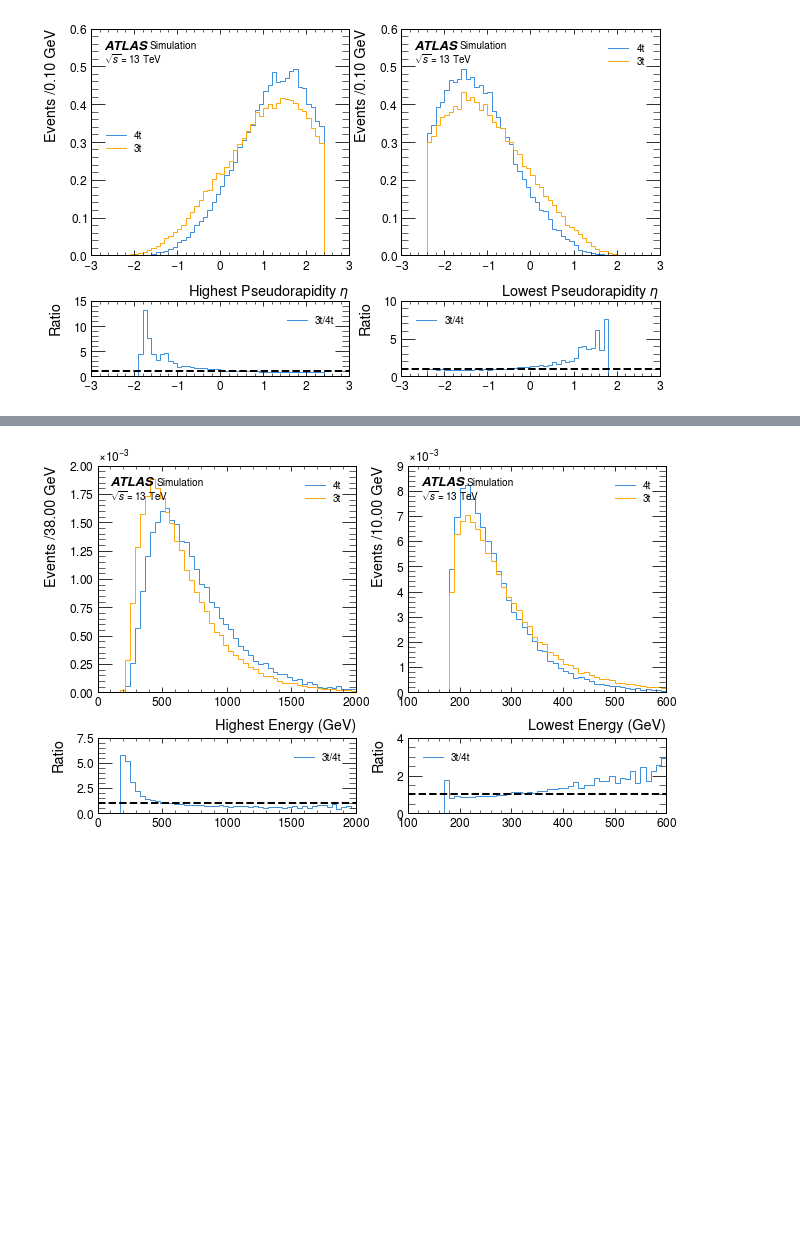
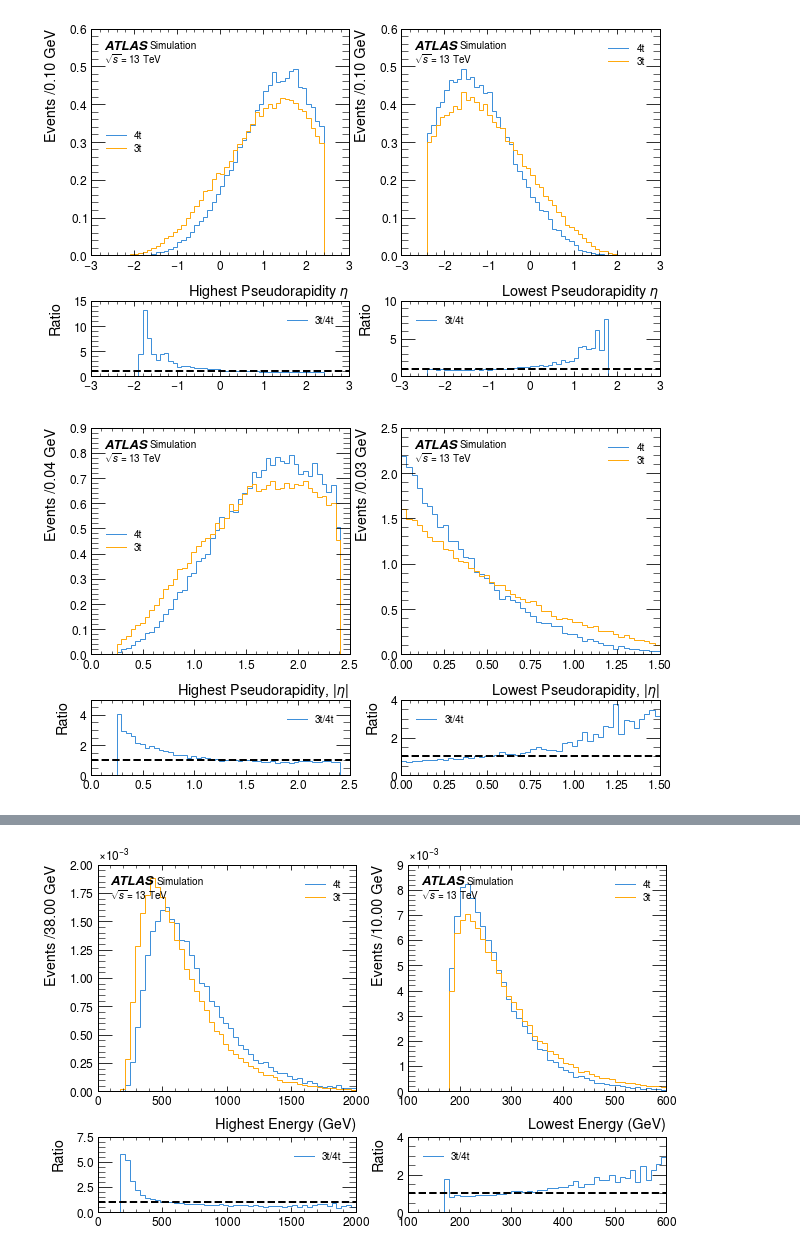
Before and after one commit to archiebrooks02/MPHYS-4Top, a Jupyter notebook: 3v4_partonic.ipynb, the cells around one changed output, grey strips where cells are left out. Cells and saved outputs as stored; diff of their text form; code cells hidden in the pictures; blank space fills up the shorter version.

```diff
--- a/3v4_partonic.ipynb
+++ b/3v4_partonic.ipynb
@@ -219,7 +218,7 @@ lowest_pt_3t = vector.zip({'pt':trans_sorted_3t.rho[:,0],'eta':trans_sorted_3t.e
 # %% [markdown]
    2. By eta
 # %%
-sorted_indices = np.argsort(np.abs(transposed_4t.eta))
+sorted_indices = np.argsort(transposed_4t.eta)
 trans_sorted_4t = transposed_4t[sorted_indices]
 
 highest_eta_4t = vector.zip({'pt':trans_sorted_4t.rho[:,-1],'eta':trans_sorted_4t.eta[:,-1],'phi':trans_sorted_4t.phi[:,-1], 'mass':172.76})
@@ -235,3 +234,20 @@ trans_sorted_3t = transposed_3t[sorted_indices]
 highest_eta_3t = vector.zip({'pt':trans_sorted_3t.rho[:,-1],'eta':trans_sorted_3t.eta[:,-1],'phi':trans_sorted_3t.phi[:,-1], 'mass':172.76})
 middle_eta_3t = vector.zip({'pt':trans_sorted_3t.rho[:,-2],'eta':trans_sorted_3t.eta[:,-2],'phi':trans_sorted_3t.phi[:,-2], 'mass':172.76})
 lowest_eta_3t = vector.zip({'pt':trans_sorted_3t.rho[:,0],'eta':trans_sorted_3t.eta[:,0],'phi':trans_sorted_3t.phi[:,0], 'mass':172.76})
+
+sorted_indices = np.argsort(np.abs(transposed_4t.eta))
+trans_sorted_4t = transposed_4t[sorted_indices]
+
+abs_highest_eta_4t = vector.zip({'pt':trans_sorted_4t.rho[:,-1],'eta':trans_sorted_4t.eta[:,-1],'phi':trans_sorted_4t.phi[:,-1], 'mass':172.76})
+abs_second_highest_eta_4t = vector.zip({'pt':trans_sorted_4t.rho[:,-2],'eta':trans_sorted_4t.eta[:,-2],'phi':trans_sorted_4t.phi[:,-2], 'mass':172.76})
+abs_third_highest_eta_4t = vector.zip({'pt':trans_sorted_4t.rho[:,1],'eta':trans_sorted_4t.eta[:,1],'phi':trans_sorted_4t.phi[:,1], 'mass':172.76})
+abs_lowest_eta_4t = vector.zip({'pt':trans_sorted_4t.rho[:,0],'eta':trans_sorted_4t.eta[:,0],'phi':trans_sorted_4t.phi[:,0], 'mass':172.76})
+
+abs_middle_eta_4t = (second_highest_pt_4t + third_highest_pt_4t)/2
+
+sorted_indices = np.argsort(np.abs(transposed_3t.eta))
+trans_sorted_3t = transposed_3t[sorted_indices]
+
+abs_highest_eta_3t = vector.zip({'pt':trans_sorted_3t.rho[:,-1],'eta':trans_sorted_3t.eta[:,-1],'phi':trans_sorted_3t.phi[:,-1], 'mass':172.76})
+abs_middle_eta_3t = vector.zip({'pt':trans_sorted_3t.rho[:,-2],'eta':trans_sorted_3t.eta[:,-2],'phi':trans_sorted_3t.phi[:,-2], 'mass':172.76})
+abs_lowest_eta_3t = vector.zip({'pt':trans_sorted_3t.rho[:,0],'eta':trans_sorted_3t.eta[:,0],'phi':trans_sorted_3t.phi[:,0], 'mass':172.76})
@@ -323,5 +358,15 @@ plt.subplots_adjust(hspace=0.3)
 plt.show()
 # %% [output]
 [figure]
+# %%
+fig, ax = plt.subplots(nrows = 2, ncols = 2, gridspec_kw={'height_ratios': [3, 1]},figsize = (10,6))
+histogram([np.abs(abs_highest_eta_4t.eta), np.abs(abs_highest_eta_3t.eta)], 50, [r'4t', r'3t'], ax[0,0],density=True, ratio=True, ratio_axes=ax[1,0], set_range=(0.25,2.5))
+ax[0,0].set_xlabel(r'Highest Pseudorapidity, $|\eta|$')
+histogram([np.abs(abs_lowest_eta_4t.eta), np.abs(abs_lowest_eta_3t.eta)], 50, [r'4t', r'3t'], ax[0,1],density=True, ratio=True, ratio_axes=ax[1,1], set_range=(0,1.5))
+ax[0,1].set_xlabel(r'Lowest Pseudorapidity, $|\eta|$')
+plt.subplots_adjust(hspace=0.3)
+plt.show()
+# %% [output]
+[figure, added]
 # %%
 fig, ax = plt.subplots(nrows = 2, ncols = 2, gridspec_kw={'height_ratios': [3, 1]},figsize = (10,6))
```
Also changed, not shown: parts of 9 cells of this notebook, 1 other file.
